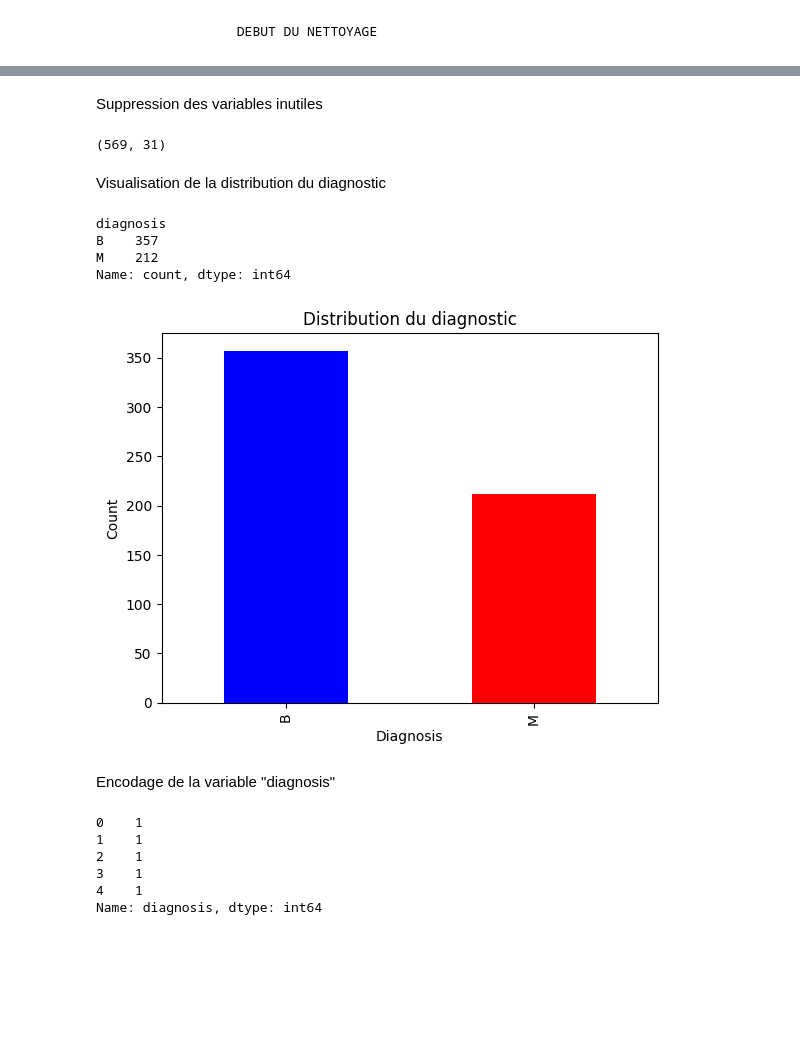
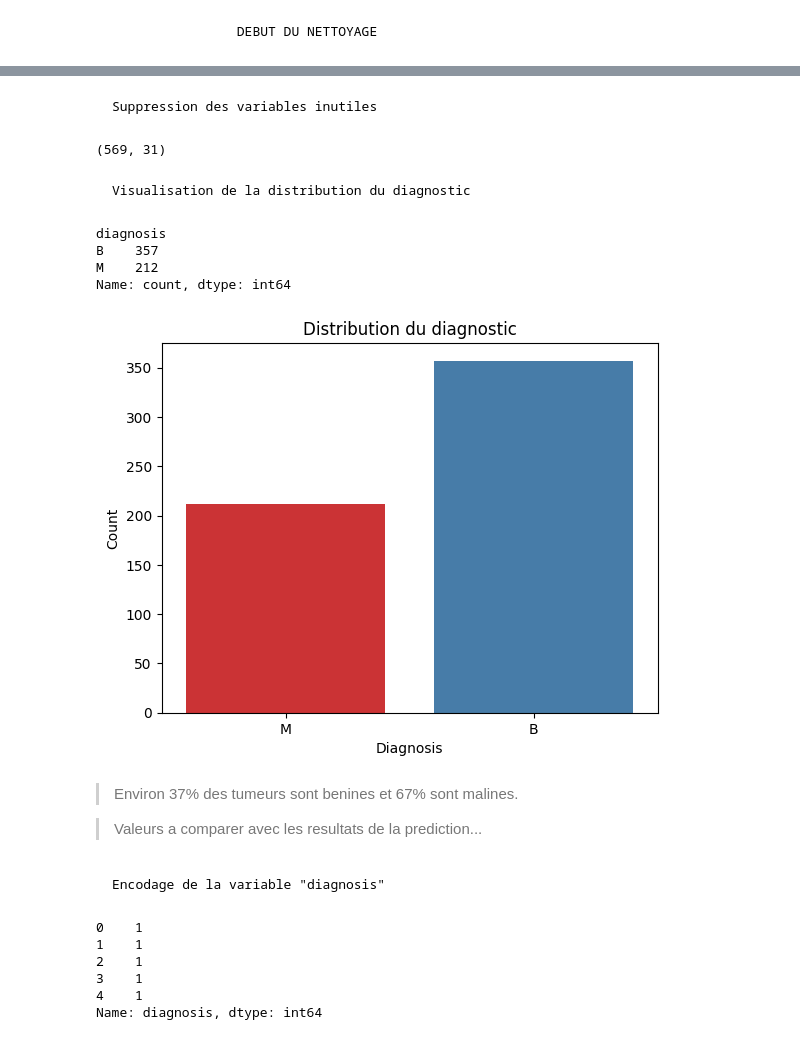
Before and after one commit to Hafed-kh/Prediction-cancer-du-sein, a Jupyter notebook: notebook.ipynb, the cells around one changed output, grey strips where cells are left out. Saved outputs shown, nothing was run; the diff lists cells and outputs as text; code cells hidden in the pictures; blank space fills up the shorter version.

```diff
--- a/notebook.ipynb
+++ b/notebook.ipynb
@@ -94,27 +98,31 @@ plt.show()
 # %% [markdown]
-Suppression des variables inutiles
+    Suppression des variables inutiles
 # %%
 data.drop(["Unnamed: 32", "id"], axis=1, inplace=True)
 data.shape
 # %% [output]
 (569, 31)
 # %% [markdown]
-Visualisation de la distribution du diagnostic
+    Visualisation de la distribution du diagnostic
 # %%
 distribution = data['diagnosis'].value_counts()
 print(distribution)
 
-data["diagnosis"].value_counts().plot(kind="bar", color=['blue','red'])
+sns.countplot(x="diagnosis", data=data, palette="Set1")
 plt.title("Distribution du diagnostic")
 plt.xlabel("Diagnosis")
 plt.ylabel("Count")
 plt.show()
 # %% [output]
 diagnosis
 B    357
 M    212
 Name: count, dtype: int64
-[figure, old version]
+[figure, new version]
+# %% [markdown]
+> Environ 37% des tumeurs sont benines et 67% sont malines.
+
+> Valeurs a comparer avec les resultats de la prediction...
 # %% [markdown]
-Encodage de la variable "diagnosis"
+    Encodage de la variable "diagnosis"
 # %%
```
Also changed, not shown: parts of 66 cells of this notebook, 11 other files.
